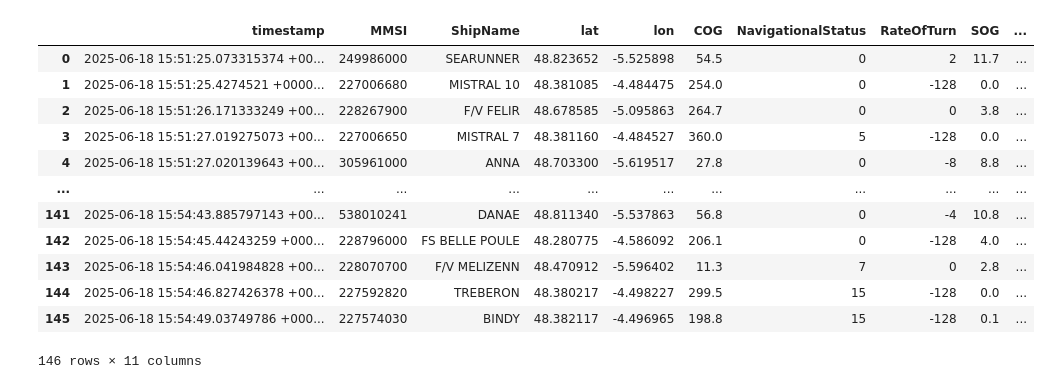
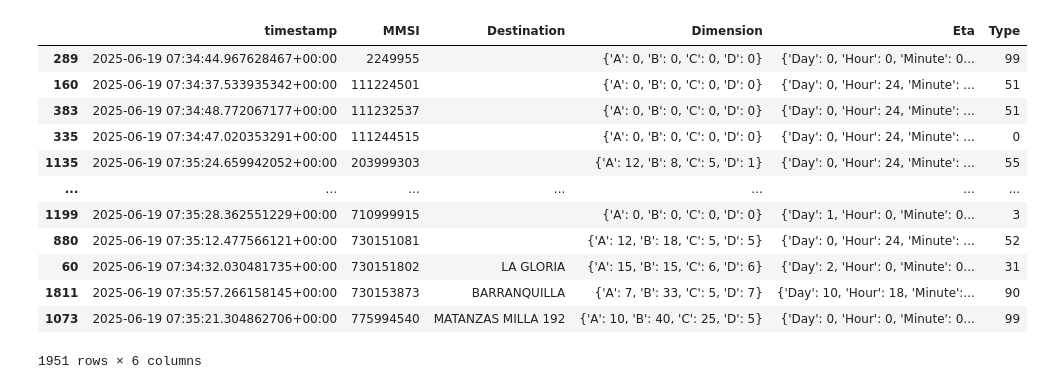
Before and after one commit to Lucas-PE/maritime-traffic-app, a Jupyter notebook: dataframe_test.ipynb, the cells around one changed output. Saved outputs shown, nothing was run; the diff lists cells and outputs as text; code cells hidden in the pictures.

```diff
--- a/dataframe_test.ipynb
+++ b/dataframe_test.ipynb
@@ -1,23 +1,27 @@
 # %%
 import pandas as pd
 import json
 import plotly.express as px
 
-df_position = pd.read_json("data/ais_position.json")
-df_static = pd.read_json("data/ais_static.json")
-df_position
+df_position = pd.read_json("data/raw/ais_position.json")
+df_static = pd.read_json("data/raw/ais_static.json")
+df_types = pd.read_csv("data/raw/ais_ShipTypes.csv", sep=";")
+df_status = pd.read_csv("data/raw/ais_NavigationStatus.csv", sep=";")
+
+df_static['timestamp'] = pd.to_datetime(df_static['timestamp'].str.replace('UTC', ''), format='ISO8601')
+df_static.sort_values('MMSI')
 # %% [output]
-|  | timestamp | MMSI | ShipName | lat | lon | COG | NavigationalStatus | RateOfTurn | SOG | ... |
-| 0 | 2025-06-18 15:51:25.073315374 +00... | 249986000 | SEARUNNER | 48.823652 | -5.525898 | 54.5 | 0 | 2 | 11.7 | ... |
-| 1 | 2025-06-18 15:51:25.4274521 +0000... | 227006680 | MISTRAL 10 | 48.381085 | -4.484475 | 254.0 | 0 | -128 | 0.0 | ... |
-| 2 | 2025-06-18 15:51:26.171333249 +00... | 228267900 | F/V FELIR | 48.678585 | -5.095863 | 264.7 | 0 | 0 | 3.8 | ... |
-| 3 | 2025-06-18 15:51:27.019275073 +00... | 227006650 | MISTRAL 7 | 48.381160 | -4.484527 | 360.0 | 5 | -128 | 0.0 | ... |
-| 4 | 2025-06-18 15:51:27.020139643 +00... | 305961000 | ANNA | 48.703300 | -5.619517 | 27.8 | 0 | -8 | 8.8 | ... |
-| ... | ... | ... | ... | ... | ... | ... | ... | ... | ... | ... |
-| 141 | 2025-06-18 15:54:43.885797143 +00... | 538010241 | DANAE | 48.811340 | -5.537863 | 56.8 | 0 | -4 | 10.8 | ... |
-| 142 | 2025-06-18 15:54:45.44243259 +000... | 228796000 | FS BELLE POULE | 48.280775 | -4.586092 | 206.1 | 0 | -128 | 4.0 | ... |
-| 143 | 2025-06-18 15:54:46.041984828 +00... | 228070700 | F/V MELIZENN | 48.470912 | -5.596402 | 11.3 | 7 | 0 | 2.8 | ... |
-| 144 | 2025-06-18 15:54:46.827426378 +00... | 227592820 | TREBERON | 48.380217 | -4.498227 | 299.5 | 15 | -128 | 0.0 | ... |
-| 145 | 2025-06-18 15:54:49.03749786 +000... | 227574030 | BINDY | 48.382117 | -4.496965 | 198.8 | 15 | -128 | 0.1 | ... |
+|  | timestamp | MMSI | Destination | Dimension | Eta | Type |
+| 289 | 2025-06-19 07:34:44.967628467+00:00 | 2249955 |  | {'A': 0, 'B': 0, 'C': 0, 'D': 0} | {'Day': 0, 'Hour': 0, 'Minute': 0... | 99 |
+| 160 | 2025-06-19 07:34:37.533935342+00:00 | 111224501 |  | {'A': 0, 'B': 0, 'C': 0, 'D': 0} | {'Day': 0, 'Hour': 24, 'Minute': ... | 51 |
+| 383 | 2025-06-19 07:34:48.772067177+00:00 | 111232537 |  | {'A': 0, 'B': 0, 'C': 0, 'D': 0} | {'Day': 0, 'Hour': 24, 'Minute': ... | 51 |
+| 335 | 2025-06-19 07:34:47.020353291+00:00 | 111244515 |  | {'A': 0, 'B': 0, 'C': 0, 'D': 0} | {'Day': 0, 'Hour': 24, 'Minute': ... | 0 |
+| 1135 | 2025-06-19 07:35:24.659942052+00:00 | 203999303 |  | {'A': 12, 'B': 8, 'C': 5, 'D': 1} | {'Day': 0, 'Hour': 24, 'Minute': ... | 55 |
+| ... | ... | ... | ... | ... | ... | ... |
+| 1199 | 2025-06-19 07:35:28.362551229+00:00 | 710999915 |  | {'A': 0, 'B': 0, 'C': 0, 'D': 0} | {'Day': 1, 'Hour': 0, 'Minute': 0... | 3 |
+| 880 | 2025-06-19 07:35:12.477566121+00:00 | 730151081 |  | {'A': 12, 'B': 18, 'C': 5, 'D': 5} | {'Day': 0, 'Hour': 24, 'Minute': ... | 52 |
+| 60 | 2025-06-19 07:34:32.030481735+00:00 | 730151802 | LA GLORIA | {'A': 15, 'B': 15, 'C': 6, 'D': 6} | {'Day': 2, 'Hour': 0, 'Minute': 0... | 31 |
+| 1811 | 2025-06-19 07:35:57.266158145+00:00 | 730153873 | BARRANQUILLA | {'A': 7, 'B': 33, 'C': 5, 'D': 7} | {'Day': 10, 'Hour': 18, 'Minute':... | 90 |
+| 1073 | 2025-06-19 07:35:21.304862706+00:00 | 775994540 | MATANZAS MILLA 192 | {'A': 10, 'B': 40, 'C': 25, 'D': 5} | {'Day': 0, 'Hour': 0, 'Minute': 0... | 99 |
-146 rows × 11 columns
+1951 rows × 6 columns
 # %%
```
Also changed, not shown: parts of 1 cell of this notebook, 9 other files.
